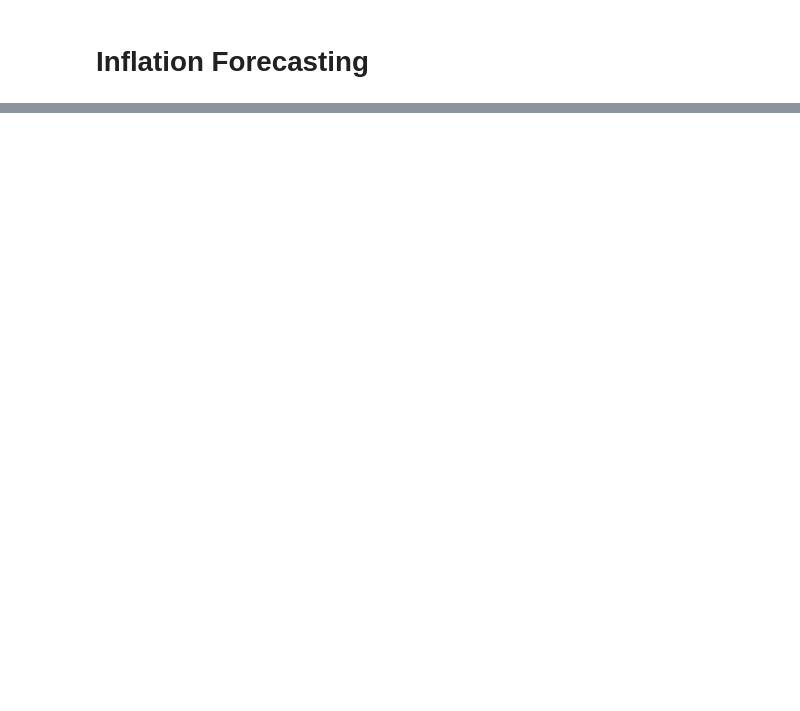
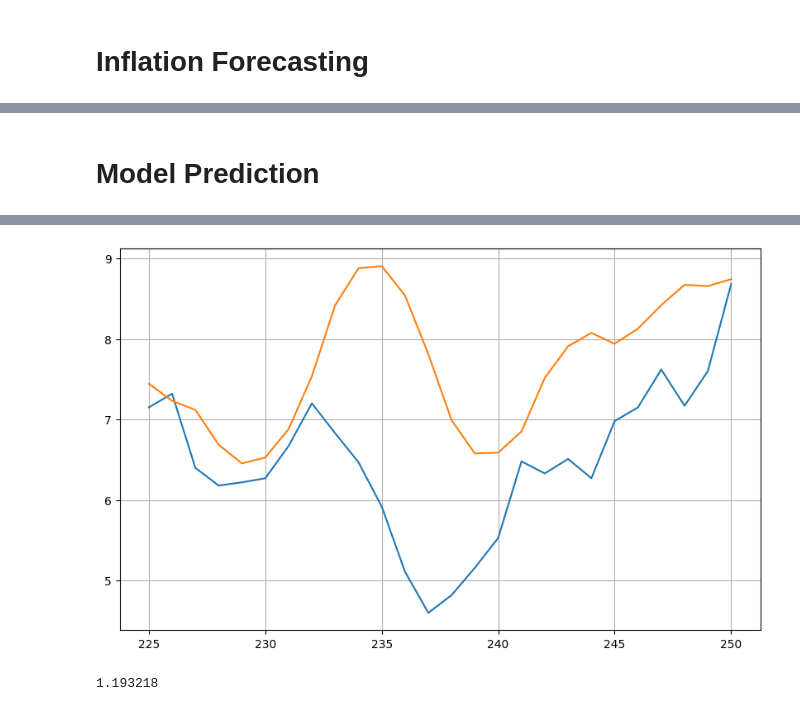
Before and after one commit to farisznafis/bangkit-financify, a Jupyter notebook: ML/z/tesz.ipynb, the cells around one changed output, grey strips where cells are left out. Drawn from its saved outputs; the diff is of its cells as text; code cells hidden in the pictures; blank space fills up the shorter version.

```diff
--- a/ML/z/tesz.ipynb
+++ b/ML/z/tesz.ipynb
@@ -59,0 +257,2 @@ ValueError: value_name (Inflation) cannot match an element in the DataFrame colu
+# %%
+history = model.fit(train_set, epochs=100)
@@ -59,0 +313,45 @@ ValueError: value_name (Inflation) cannot match an element in the DataFrame colu
+# %% [markdown]
+# Model Prediction
+# %%
+def model_forecast(model, series, window_size, batch_size):
+  """
+  Forecasts the time series using the model
+
+  Args:
+    model - the model to use for forecasting
+    series (array of int) - the time series
+    window_size (int) - the window size
+
+  Returns:
+    forecast - the forecasted values
+  """
+
+  # Create a dataset from the series
+  dataset = tf.data.Dataset.from_tensor_slices(series)
+
+  # Window the dataset
+  dataset = dataset.window(window_size, shift=1, drop_remainder=True)
+
+  # Flatten the dataset
+  dataset = dataset.flat_map(lambda window: window.batch(window_size))
+
+  # Batch the dataset
+  dataset = dataset.batch(32).prefetch(1)
+
+  # Forecast the values
+  forecast = model.predict(dataset)
+
+  return forecast
+# %%
+# Reduce the original series
+forecast_series = series[split_time-window_size:-1]
+
+# Use helper function to generate predictions
+forecast = model_forecast(model, forecast_series, window_size, batch_size)
+
+# Drop single dimensional axis
+results = forecast.squeeze()
+
+# Plot the results
+plot_series(time_valid, (x_valid, results))
+# %% [output]
@@ -59,0 +359,6 @@ ValueError: value_name (Inflation) cannot match an element in the DataFrame colu
+[figure, added]
+# %%
+# Compute the MAE
+print(tf.keras.metrics.mean_absolute_error(x_valid, results).numpy())
+# %% [output]
+1.193218
```
Also changed, not shown: parts of 18 cells of this notebook, 3 other files.
